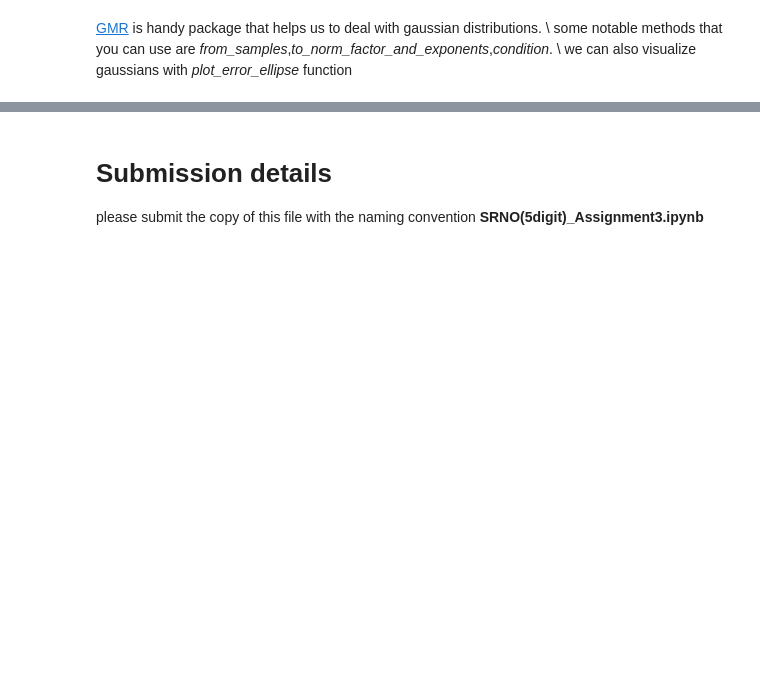
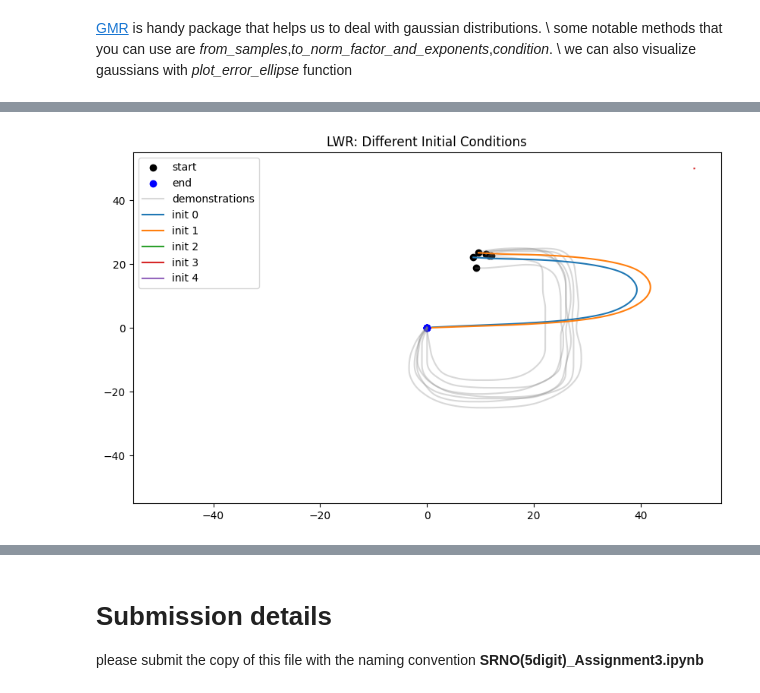
Before and after one commit to rayaanoidPrime/CP321_Imitation_Learning, a Jupyter notebook: assignment_2/Assignment2_RegressionTechnique(LLS,LWR).ipynb, the cells around one changed output, grey strips where cells are left out. Drawn from its saved outputs; the diff is of its cells as text; code cells hidden in the pictures; blank space fills up the shorter version.

```diff
--- a/assignment_2/Assignment2_RegressionTechnique(LLS,LWR).ipynb
+++ b/assignment_2/Assignment2_RegressionTechnique(LLS,LWR).ipynb
@@ -455,0 +483,22 @@ Ans:
+# %%
+# Try multiple new starting points (inside and outside training region)
+initial_points = [
+    data[0][0],                  # original demo start
+    data[3][0],                  # another demo start
+    np.array([0, 0]),            # center point
+    np.array([50, 50]),          # far outside region
+    np.array([-50, -50])         # far outside region
+]
+
+plt.figure(figsize=(10,6))
+plot_curves(data, alpha=0.3, c="gray", label="demonstrations")
+
+for i, x0 in enumerate(initial_points):
+    x_sim, _ = model.imitate(x0, t_end=10)
+    plt.plot(x_sim[:,0], x_sim[:,1], label=f"init {i}")
+
+plt.legend()
+plt.title("LWR: Different Initial Conditions")
+plt.show()
+# %% [output]
+[figure, added]
```
Also changed, not shown: parts of 15 cells of this notebook.
